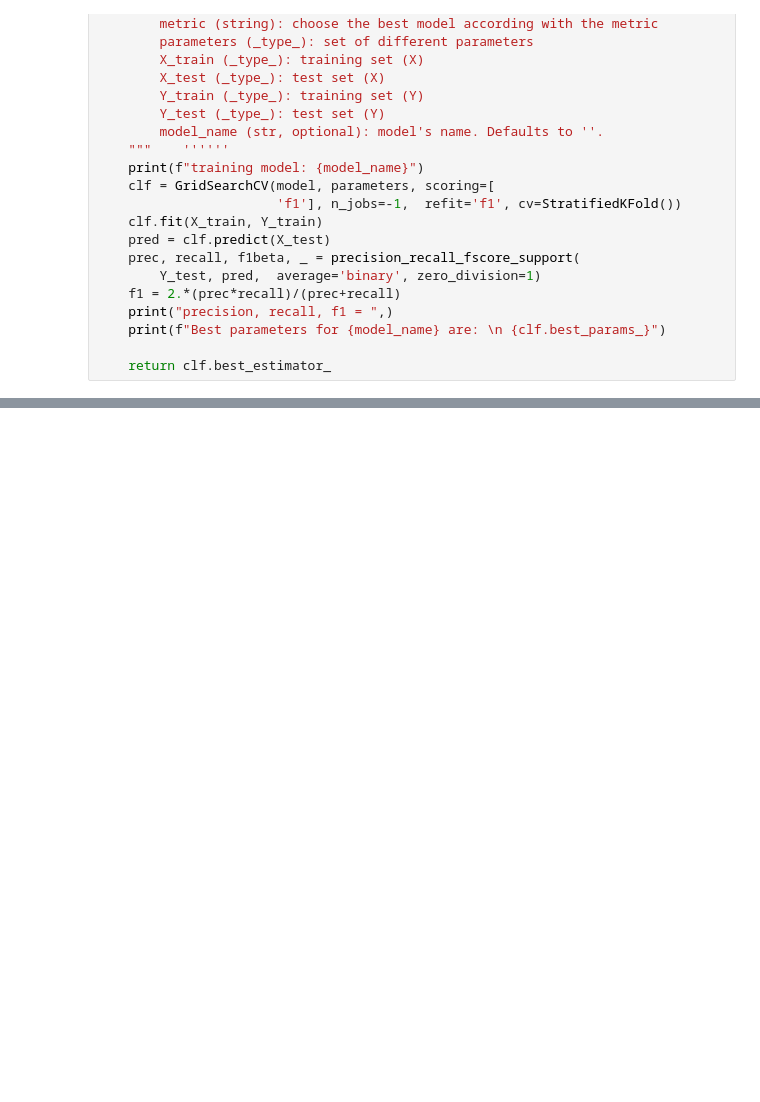
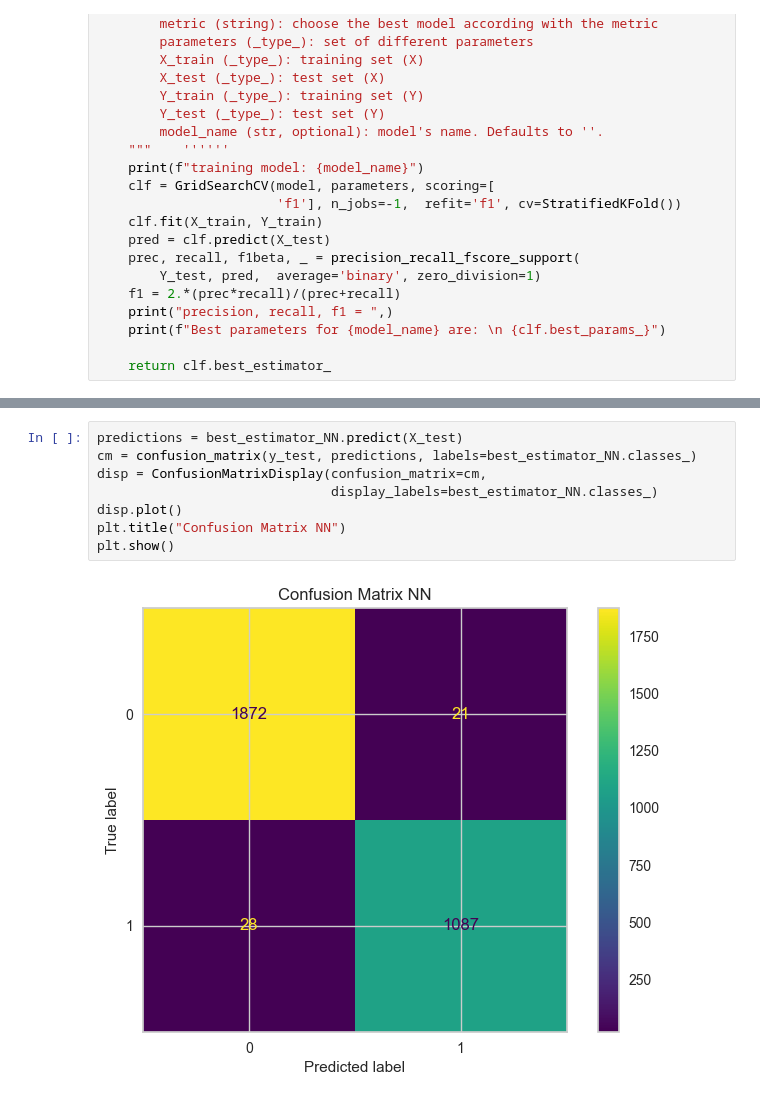
Before and after one commit to filippocasari/SecurityML_AS2, a Jupyter notebook: main.ipynb, the cells around one changed output, grey strips where cells are left out. Cells and saved outputs as stored; diff of their text form; blank space fills up the shorter version.

```diff
--- a/main.ipynb
+++ b/main.ipynb
@@ -211,2 +236,12 @@ Text(0, 0.5, 'training loss')
+# %%
+predictions = best_estimator_NN.predict(X_test)
+cm = confusion_matrix(y_test, predictions, labels=best_estimator_NN.classes_)
+disp = ConfusionMatrixDisplay(confusion_matrix=cm,
+                              display_labels=best_estimator_NN.classes_)
+disp.plot()
+plt.title("Confusion Matrix NN")
+plt.show()
+# %% [output]
+[figure, added]
 # %%
 
```
Also changed, not shown: parts of 20 cells of this notebook, 17 other files.
